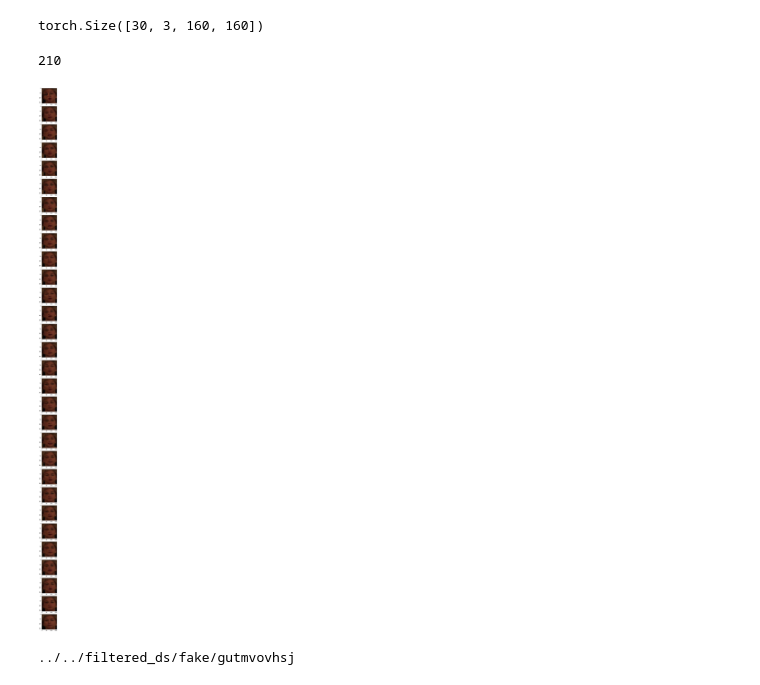
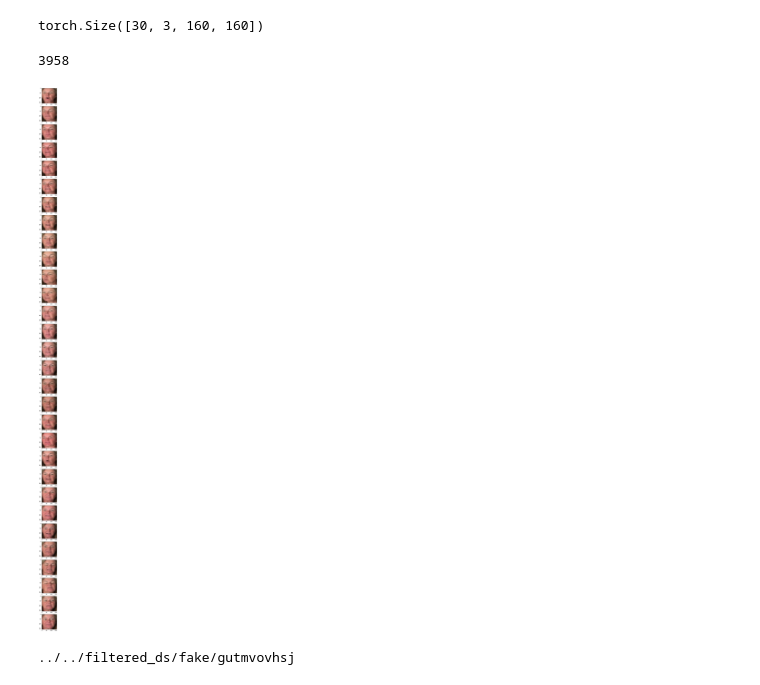
Before and after one commit to nikitakaraevv/deepfake-detection, a Jupyter notebook: nbs/00_video_dataset.ipynb, the cells around one changed output. Saved outputs shown, nothing was run; the diff lists cells and outputs as text; code cells hidden in the pictures.

Commit message:
change dataset

```diff
--- a/nbs/00_video_dataset.ipynb
+++ b/nbs/00_video_dataset.ipynb
@@ -132,7 +132,7 @@ class VideoDataset(torch.utils.data.Dataset):
         if not self.transform: return video
         if 'train' == self.phase:
             # Resize
-            resize = transforms.Resize(size=(self.crop_size+100, self.crop_size+100))
+            resize = transforms.Resize(size=(self.crop_size+20, self.crop_size+20))
             video = [resize(im) for im in video]
 
             # Random crop
@@ -192,7 +192,7 @@ class VideoDataset(torch.utils.data.Dataset):
         else:
             return video
 # %%
-dataset = VideoDataset(data_path/'videos_df', data_path, split='test')
+dataset = VideoDataset(data_path/'videos_df', data_path, split='train')
 # %%
 dataload = torch.utils.data.DataLoader(dataset,
         batch_size=2, shuffle=False, num_workers=4, pin_memory=True)
@@ -207,11 +207,11 @@ torch.Size([30, 3, 160, 160])
 # %%
 len(dataset)
 # %% [output]
-210
+3958
 # %%
-dataset.unprocess_video(dataset[0][0],plot=True)
+dataset.unprocess_video(dataset[9][0],plot=True)
 # %% [output]
-[figure, old version]
+[figure, new version]
 # %%
 dataset[0][0].size()
 # %% [output]
```
Also changed, not shown: 1 other file.
